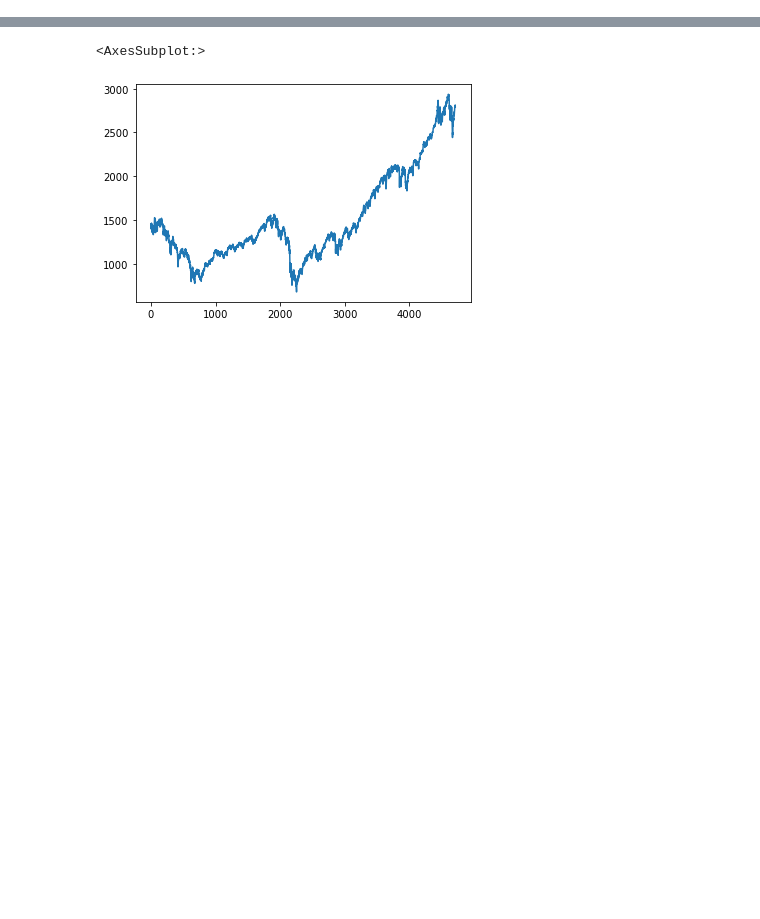
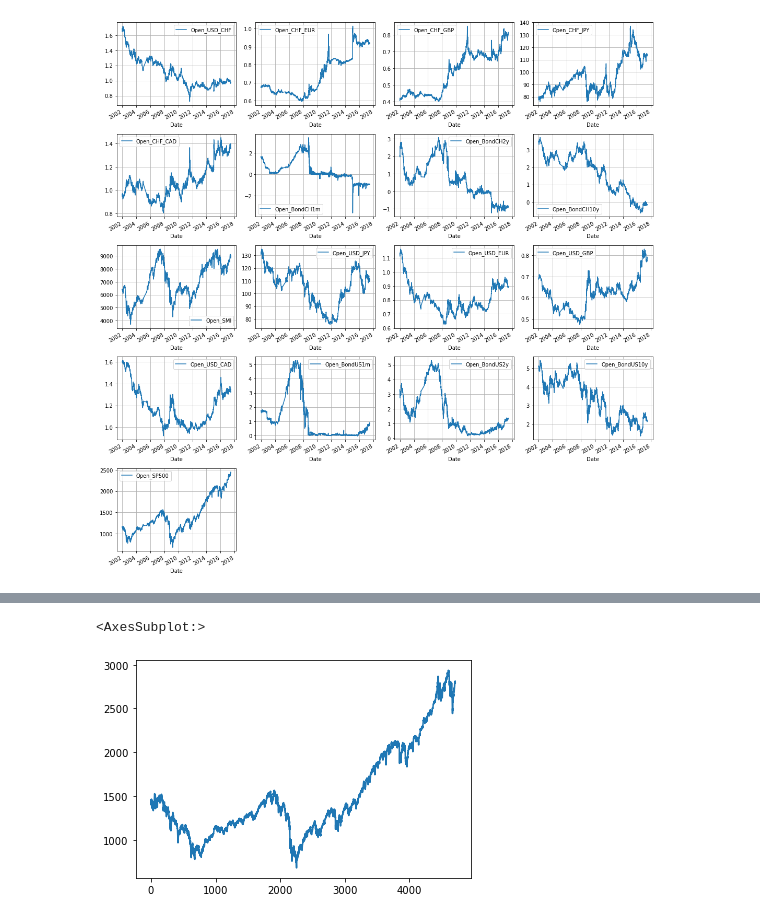
Before and after one commit to CS-433/ml-project-2-marmlla_2, a Jupyter notebook: Data/data_daily/gen_dataset_daily.ipynb, the cells around one changed output, grey strips where cells are left out. Drawn from its saved outputs; the diff is of its cells as text; code cells hidden in the pictures; blank space fills up the shorter version.

```diff
--- a/Data/data_daily/gen_dataset_daily.ipynb
+++ b/Data/data_daily/gen_dataset_daily.ipynb
@@ -68,0 +79,10 @@ buff
+# %%
+plt.figure(figsize=(15,15))
+for i in range(len(df)):
+    ax= plt.subplot(5, 4,i+1)
+    buff.plot(x='Date', y=buff.columns[i+1], ax=ax)
+    ax.grid()
+plt.tight_layout()
+plt.show()
+# %% [output]
+[figure, added]
```
Also changed, not shown: parts of 8 cells of this notebook, 6 other files.
